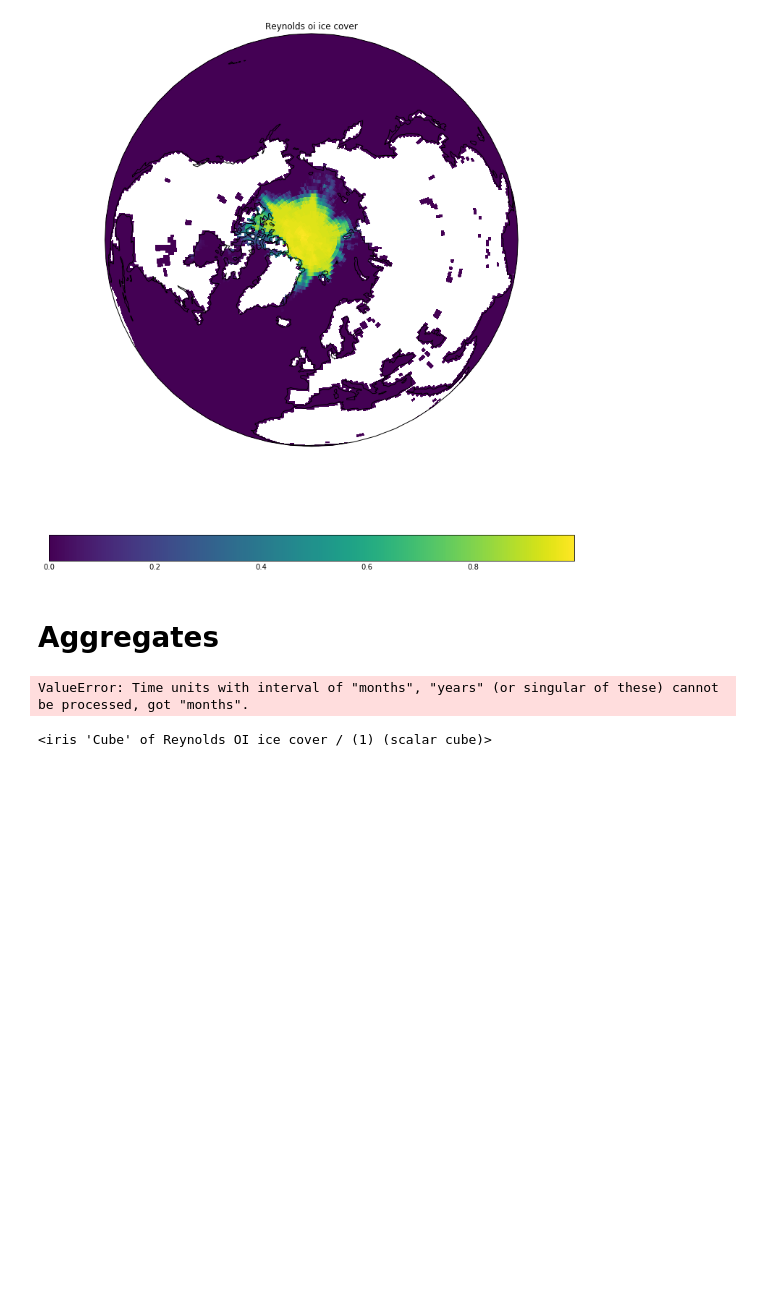
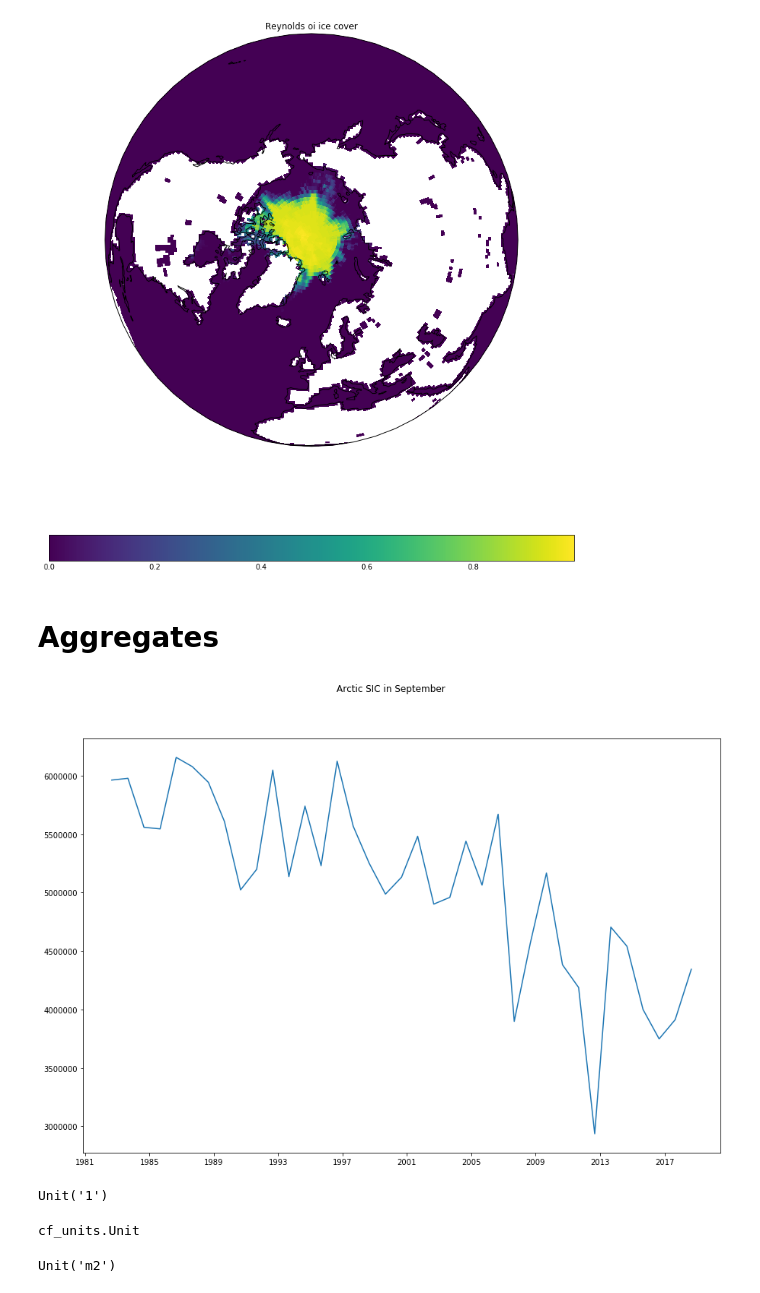
Before and after one commit to escience-academy/2019-10-10-NSO-Symposium, a Jupyter notebook: notebooks/2-Visualisation.ipynb, the cells around one changed output. Drawn from its saved outputs; the diff is of its cells as text; code cells hidden in the pictures; blank space fills up the shorter version.

```diff
--- a/notebooks/2-Visualisation.ipynb
+++ b/notebooks/2-Visualisation.ipynb
@@ -83,15 +84,24 @@ ax.coastlines()
 # %% [markdown]
 # Aggregates
 # %%
-
-grid_areas = iris.analysis.cartography.area_weights(north)
-sic_mean = north.collapsed(['latitude', 'longitude'], iris.analysis.MEAN, weights=grid_areas)
+grid_areas = iris.analysis.cartography.area_weights(north) # * Unit('m^2')
+sic_mean = north.collapsed(['latitude', 'longitude'], iris.analysis.SUM, weights=grid_areas) / 1e6
+sic_mean.units = Unit('(km)^2')
 # %%
 import iris.plot as iplt
 
-#iplt.plot(sic_mean[10::12])
+plt.figure(figsize=(15,10))
+# iplt.plot(sic_mean[4::12])
+iplt.plot(sic_mean[10::12])
+plt.suptitle('Arctic SIC in September')
+plt.show()
+# %% [output]
+[figure, added]
-# %%
-sic_mean[0]
-# %% [output]
-ValueError: Time units with interval of "months", "years" (or singular of these) cannot be processed, got "months".
-<iris 'Cube' of Reynolds OI ice cover / (1) (scalar cube)>
+# %%
+north.units
+# %% [output]
+Unit('1')
+# %%
+iris.analysis.cartography.DEFAULT_SPHERICAL_EARTH_RADIUS_UNIT)
+# %% [output]
+cf_units.Unit
@@ -97,0 +110,4 @@ ValueError: Time units with interval of "months", "years" (or singular of these)
+# %%
+1 * Unit('m^2')
+# %% [output]
+Unit('m2')
```
Also changed, not shown: parts of 2 cells of this notebook.
